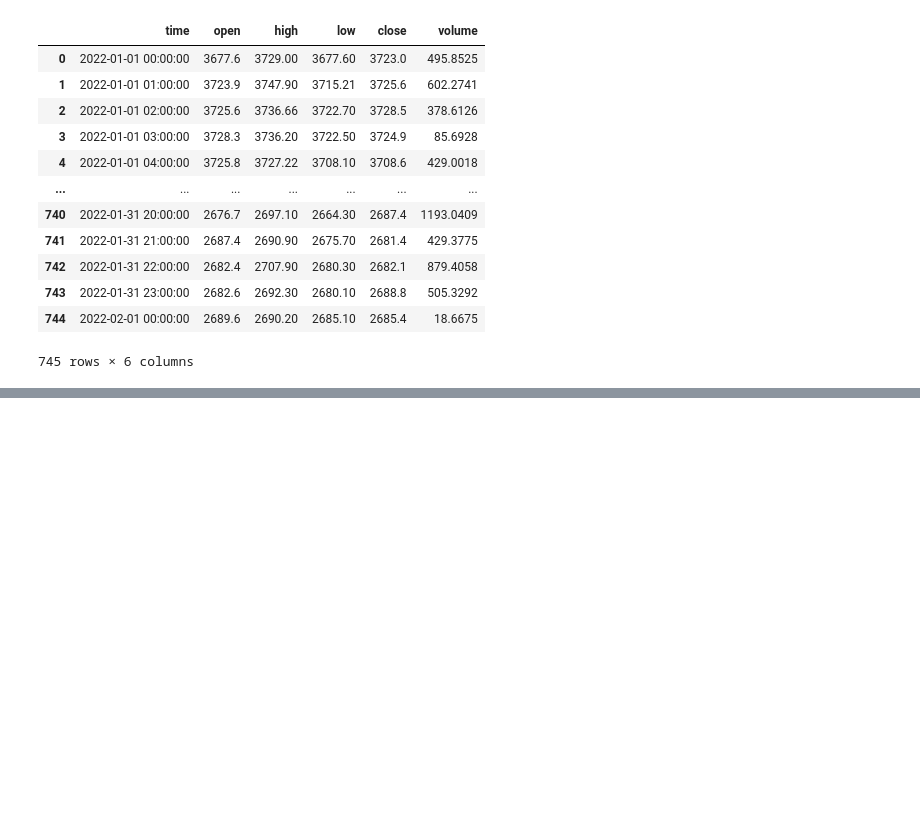
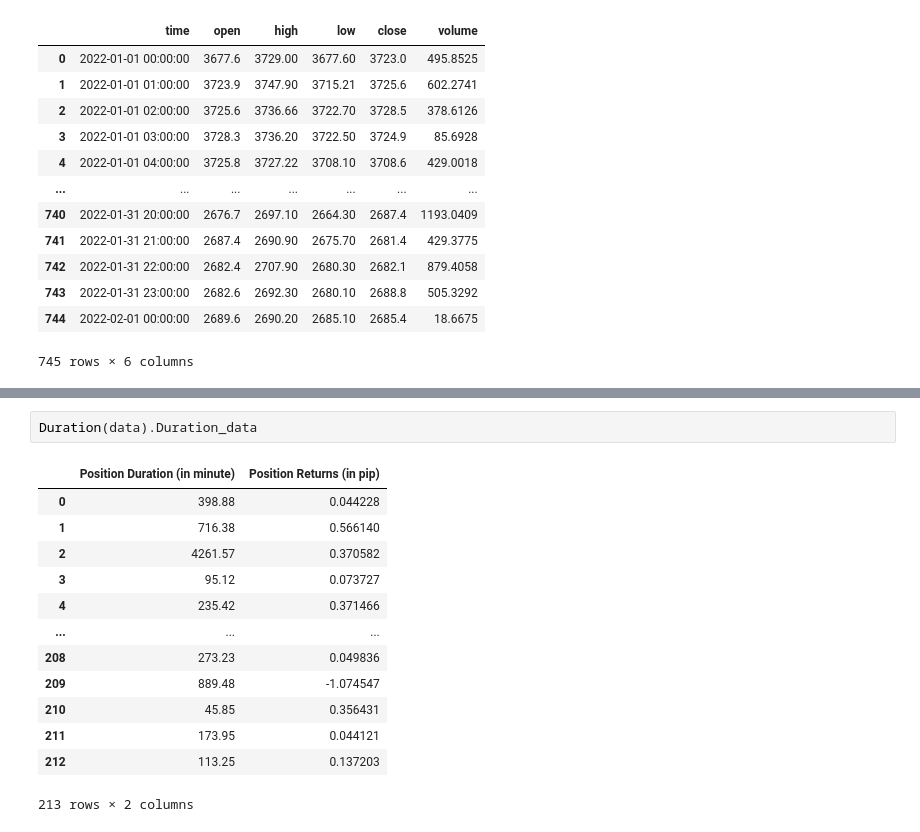
Before and after one commit to adaji/TraderEvaluation, a Jupyter notebook: TestNote.ipynb, the cells around one changed output, grey strips where cells are left out. Saved outputs shown, nothing was run; the diff lists cells and outputs as text; blank space fills up the shorter version.

```diff
--- a/TestNote.ipynb
+++ b/TestNote.ipynb
@@ -49,0 +59,16 @@ ETHUSD
+# %%
+Duration(data).Duration_data
+# %% [output]
+|  | Position Duration (in minute) | Position Returns (in pip) |
+| 0 | 398.88 | 0.044228 |
+| 1 | 716.38 | 0.566140 |
+| 2 | 4261.57 | 0.370582 |
+| 3 | 95.12 | 0.073727 |
+| 4 | 235.42 | 0.371466 |
+| ... | ... | ... |
+| 208 | 273.23 | 0.049836 |
+| 209 | 889.48 | -1.074547 |
+| 210 | 45.85 | 0.356431 |
+| 211 | 173.95 | 0.044121 |
+| 212 | 113.25 | 0.137203 |
+213 rows × 2 columns
```
Also changed, not shown: parts of 3 cells of this notebook.
